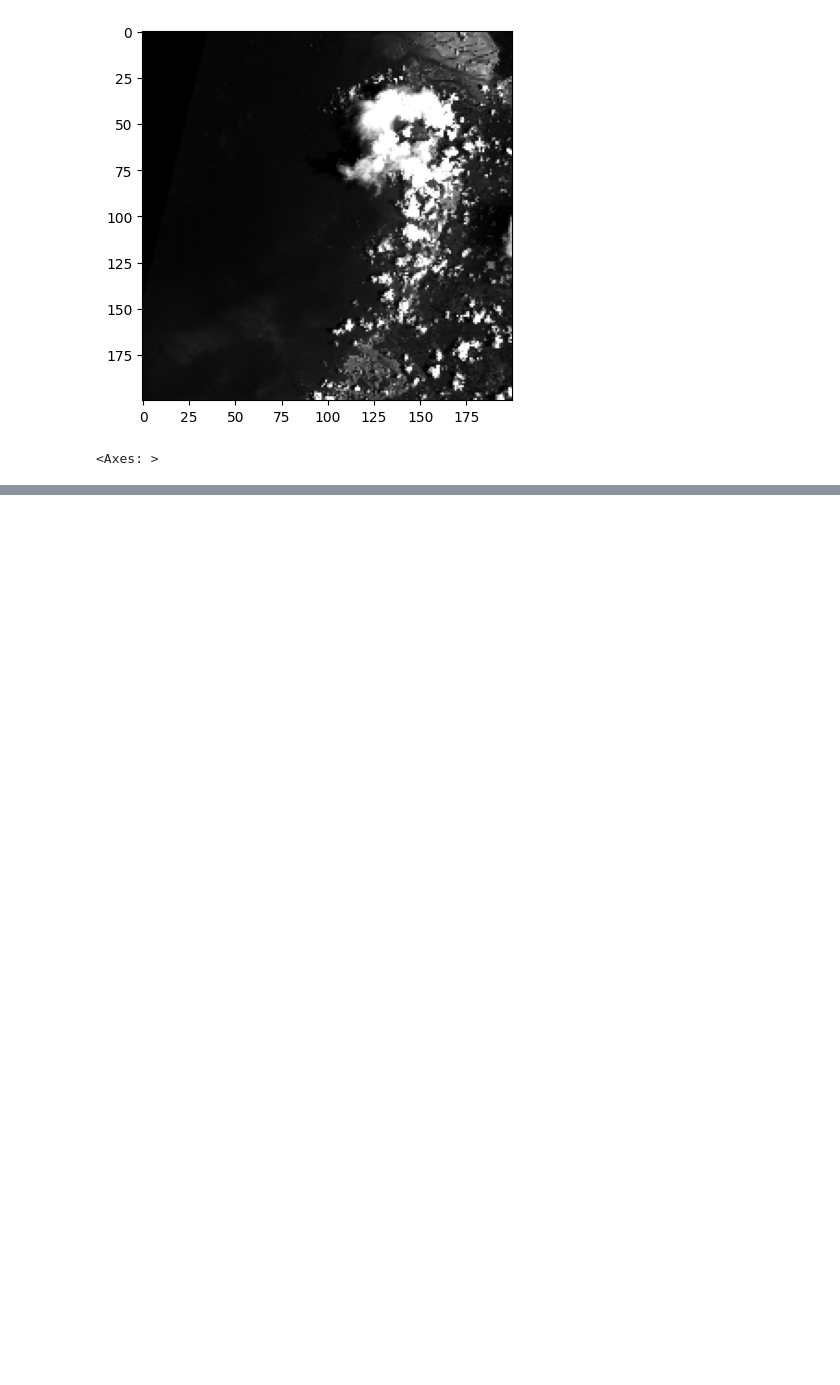
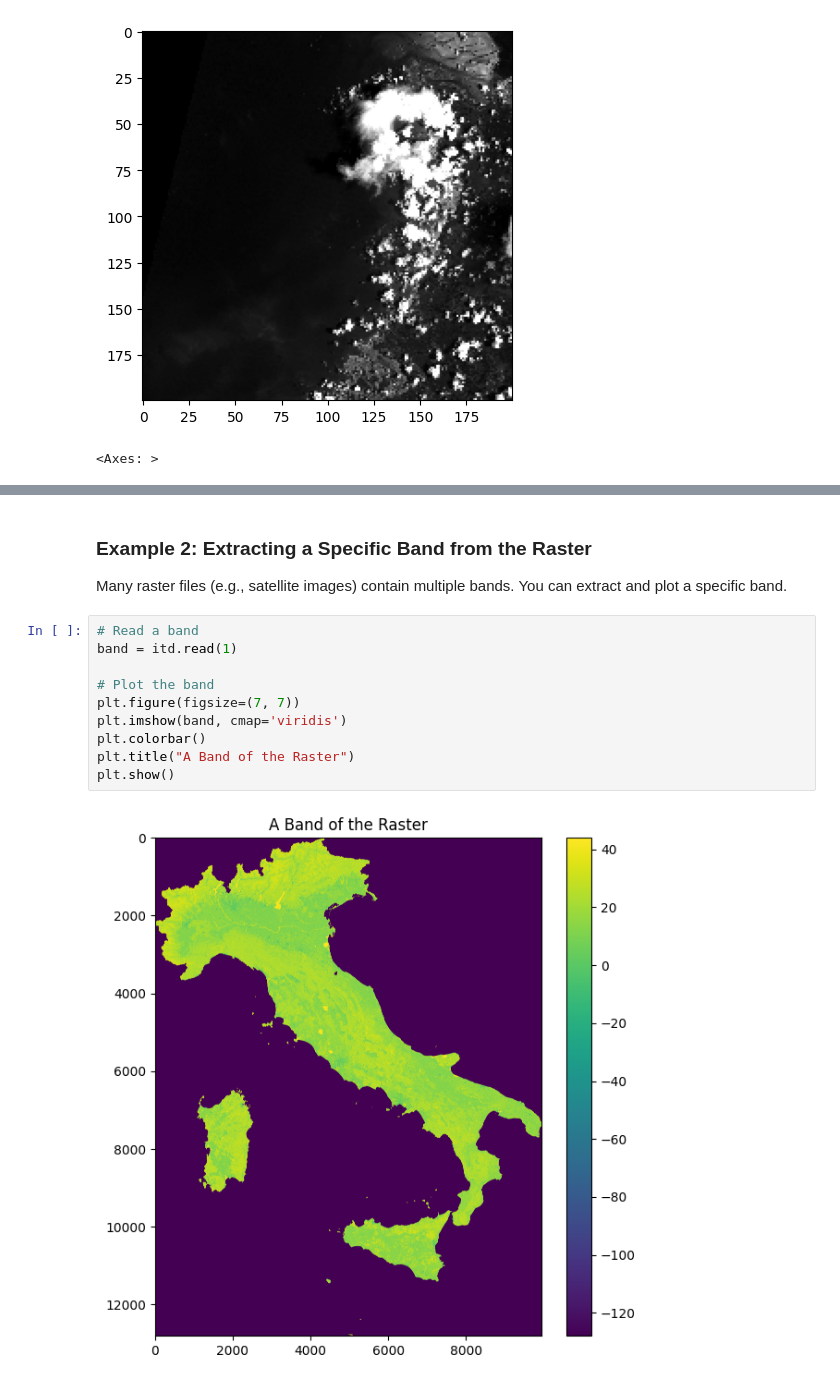
Before and after one commit to dimuzzo/testing-project, a Jupyter notebook: Rasterio/test_number1.ipynb, the cells around one changed output, grey strips where cells are left out. Cells and saved outputs as stored; diff of their text form; blank space fills up the shorter version.

```diff
--- a/Rasterio/test_number1.ipynb
+++ b/Rasterio/test_number1.ipynb
@@ -74,0 +107,16 @@ show(cropped, cmap='gray')
+# %% [markdown]
+### Example 2: Extracting a Specific Band from the Raster
+
+Many raster files (e.g., satellite images) contain multiple bands. You can extract and plot a specific band.
+# %%
+# Read a band
+band = itd.read(1)
+
+# Plot the band
+plt.figure(figsize=(7, 7))
+plt.imshow(band, cmap='viridis')
+plt.colorbar()
+plt.title("A Band of the Raster")
+plt.show()
+# %% [output]
+[figure, added]
```
Also changed, not shown: parts of 15 cells of this notebook.
